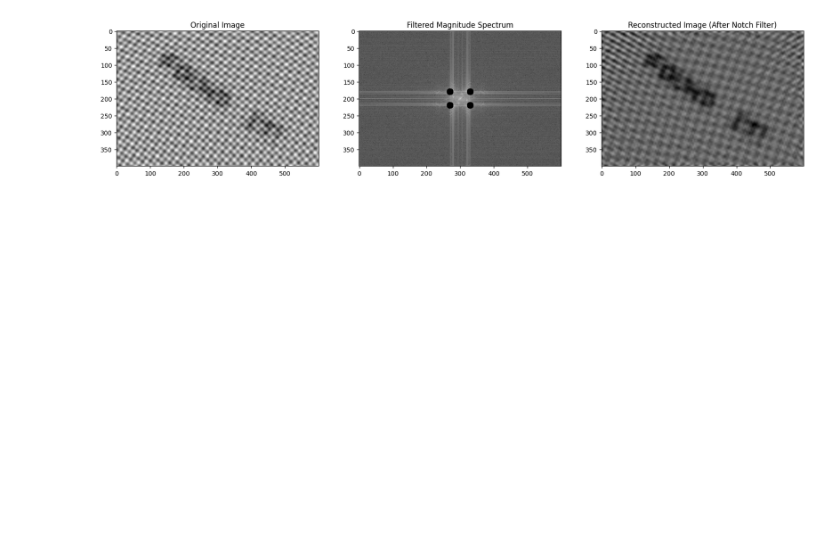
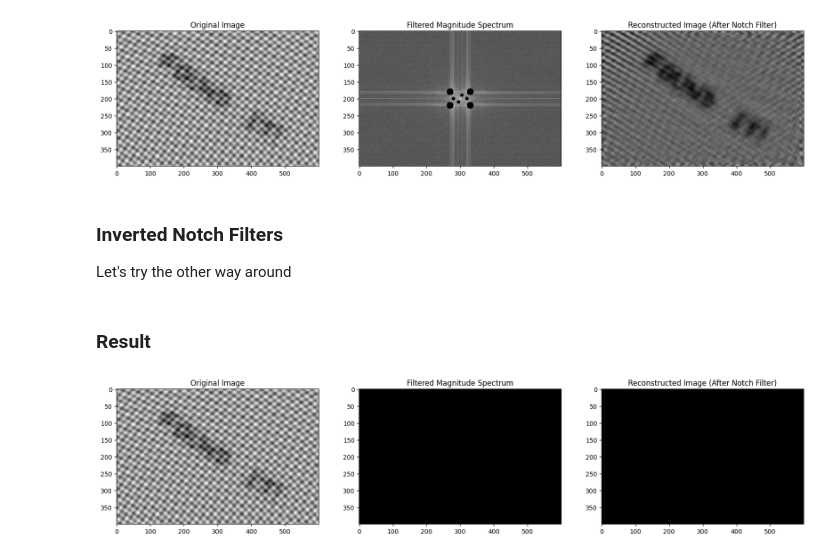
Before and after one commit to JulioJPinto/VCPI-PI-Project, a Jupyter notebook: Letters.ipynb, the cells around one changed output. Cells and saved outputs as stored; diff of their text form; code cells hidden in the pictures; blank space fills up the shorter version.

Commit message:
feat(letters): wip inverted notch filter

```diff
--- a/Letters.ipynb
+++ b/Letters.ipynb
@@ -103,14 +103,11 @@ def create_notch_filter(shape, notch_centers):
         cv2.circle(mask, (x, y), r, (0, 0), thickness=-1)
     return mask
 
-# Define Notch Filter Centers (adjust based on noise frequency locations)
+# Define Notch Filter Centers
 notch_centers = [(ccol - 30, crow - 20, 10), (ccol + 30, crow + 20, 10), (ccol - 30, crow + 20, 10), (ccol + 30, crow - 20, 10),
-                 #(ccol + 20, crow, 5), (ccol - 20, crow, 5), (ccol - 5, crow + 10, 5), (ccol + 5, crow - 10, 5)
+                 (ccol + 20, crow, 5), (ccol - 20, crow, 5), (ccol - 5, crow + 10, 5), (ccol + 5, crow - 10, 5)
                 ]
 
 # Create Notch Filter Mask
 notch_mask = create_notch_filter((rows, cols), notch_centers)
-
-# Apply Notch Filter and Donut Filter
-filtered_dft *=  notch_mask
 # %% [markdown]
@@ -165,3 +169,49 @@ axes[2].set_title('Reconstructed Image (After Notch Filter)')
 plt.show()
 # %% [output]
 [figure]
+# %% [markdown]
+### Inverted Notch Filters
+
+Let's try the other way around
+# %%
+# Restart filtered_dtf
+filtered_dft = dft_shift
+
+# Create Notch Filter Mask
+reverse_notch_mask = 1.0 - notch_mask.astype(np.float32)
+reverse_donut_mask = 1.0 - donut_mask.astype(np.float32)
+
+
+# Apply Notch Filter and Donut Filter
+filtered_dft *=  reverse_notch_mask
+filtered_dft *= reverse_donut_mask
+# %% [markdown]
+### Result
+# %%
+magnitude_spectrum = cv2.magnitude(filtered_dft[:, :, 0], filtered_dft[:, :, 1])
+magnitude_spectrum = 20 * np.log(magnitude_spectrum + 1)
+
+# Inverse DFT
+idft_shift = np.fft.ifftshift(filtered_dft)
+reconstructed = cv2.idft(idft_shift)
+reconstructed = cv2.magnitude(reconstructed[:, :, 0], reconstructed[:, :, 1])
+
+# Normalize for display
+reconstructed = cv2.normalize(reconstructed, None, 0, 255, cv2.NORM_MINMAX)
+reconstructed = np.uint8(reconstructed)
+
+# Display Results
+fig, axes = plt.subplots(1, 3, figsize=(20, 5))
+
+axes[0].imshow(inpainted, cmap='gray')
+axes[0].set_title('Original Image')
+
+axes[1].imshow(magnitude_spectrum, cmap='gray')
+axes[1].set_title('Filtered Magnitude Spectrum')
+
+axes[2].imshow(reconstructed, cmap='gray')
+axes[2].set_title('Reconstructed Image (After Notch Filter)')
+
+plt.show()
+# %% [output]
+[figure, added]
```
Also changed, not shown: parts of 6 cells of this notebook.
